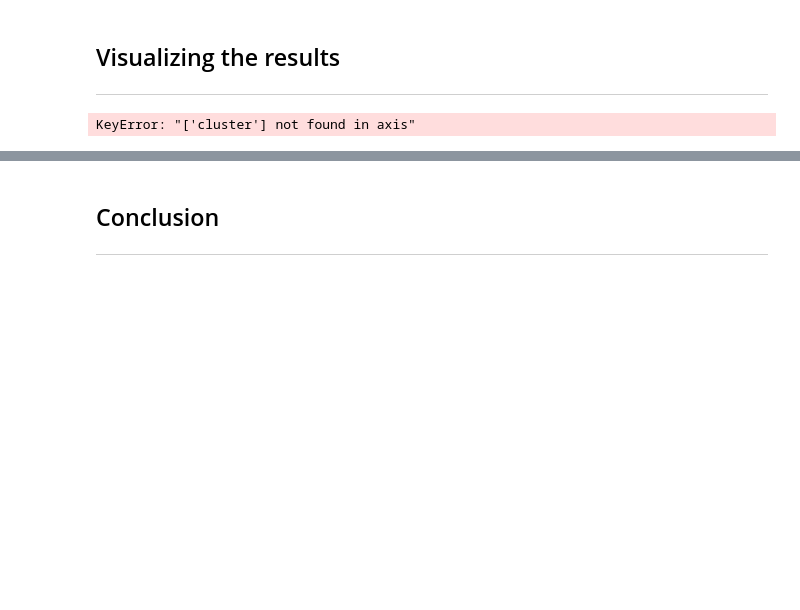
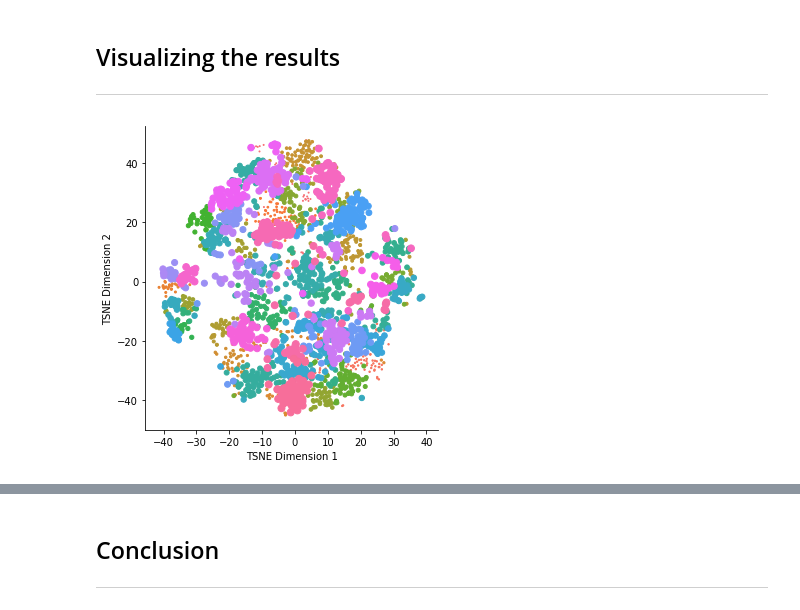
Before and after one commit to uic-cs418/cs418-s20-the-diatonics, a Jupyter notebook: CS-418-Final-Report.ipynb, the cells around one changed output, grey strips where cells are left out. Cells and saved outputs as stored; diff of their text form; code cells hidden in the pictures; blank space fills up the shorter version.

Commit message:
fixed visualization

```diff
--- a/CS-418-Final-Report.ipynb
+++ b/CS-418-Final-Report.ipynb
@@ -164,6 +165,6 @@ ml.recommend('Roar', 'katy perry',
 ## Visualizing the results
 ---
 # %%
-viz.plot_TSNE(tracks_with_audio_features)
+viz.plot_TSNE(tracks_with_audio_features,'KM')
 # %% [output]
-KeyError: "['cluster'] not found in axis"
+[figure, added]
```
Also changed, not shown: parts of 7 cells of this notebook, 1 other file.
